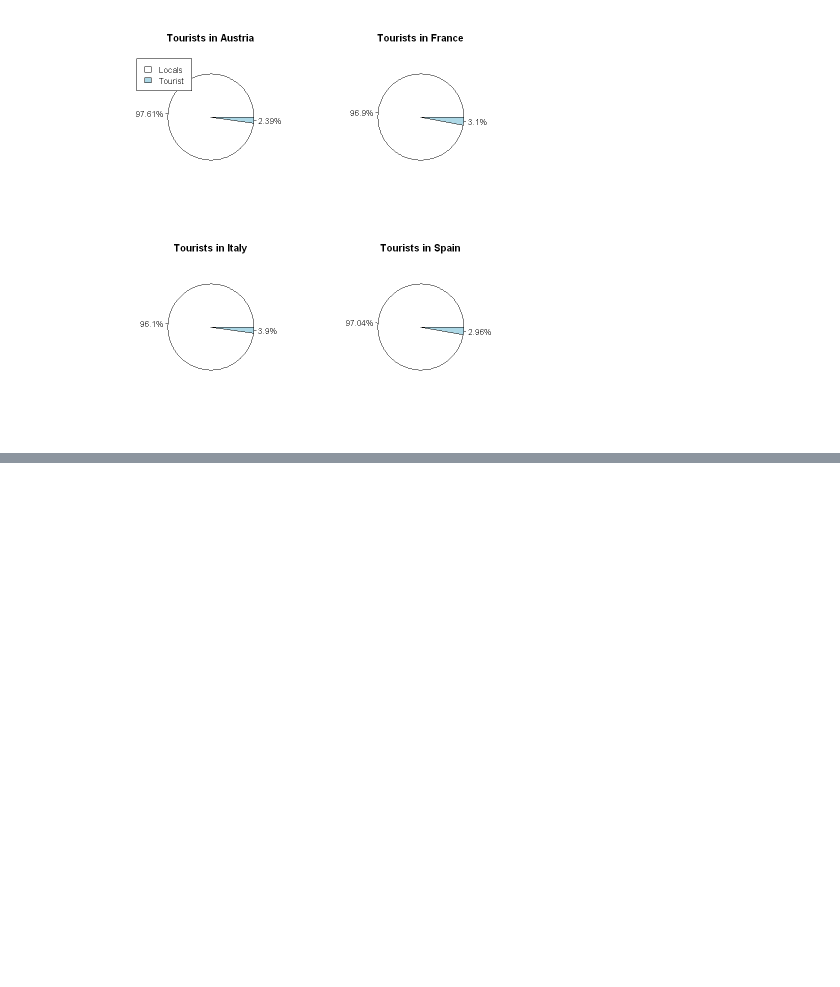
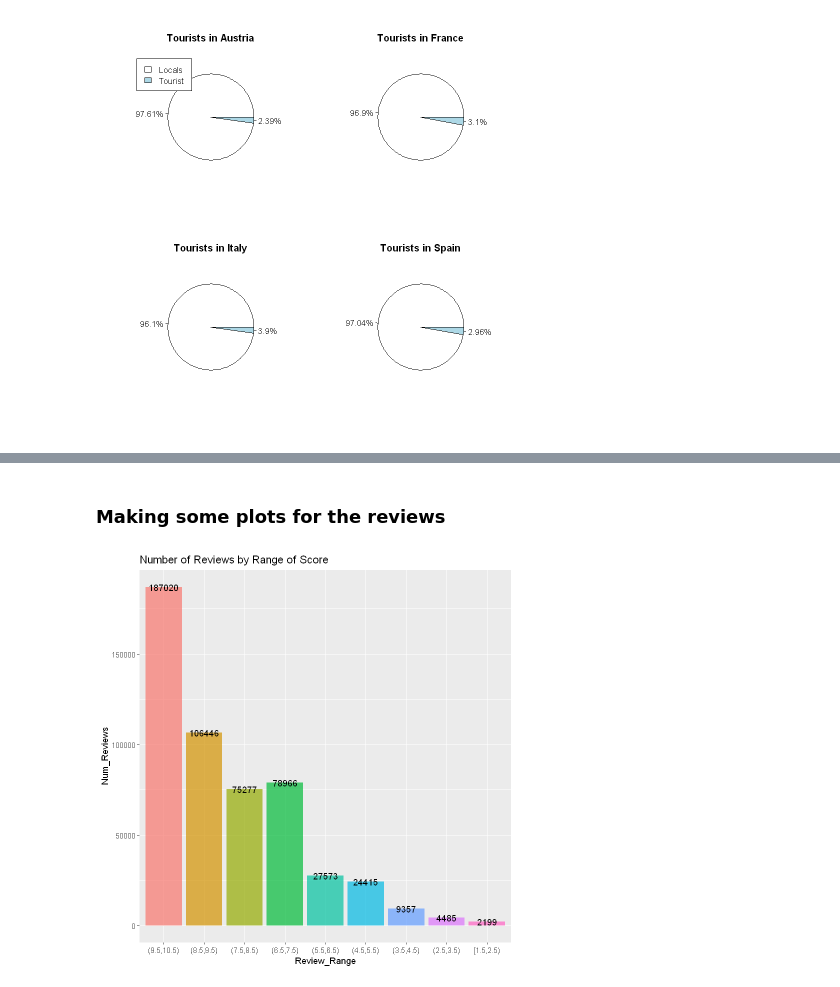
Before and after one commit to NadineAzebaze/Kaggle_project, a Jupyter notebook: projet.ipynb, the cells around one changed output, grey strips where cells are left out. Drawn from its saved outputs; the diff is of its cells as text; code cells hidden in the pictures; blank space fills up the shorter version.

Commit message:
add review ranges

```diff
--- a/projet.ipynb
+++ b/projet.ipynb
@@ -365,0 +369,3 @@ pie(spTable, paste0(round(100 * spTable/sum(spTable), 2), "%"),main="Tourists in
+# %%
+# re-importing the dataset because we need different threatment of the data
+dataset_f <- read.csv('../dataset/Hotel_Reviews.csv')
@@ -365,0 +432,20 @@ pie(spTable, paste0(round(100 * spTable/sum(spTable), 2), "%"),main="Tourists in
+# %%
+review_range <- dataset_f %>%
+    select(
+        Review_Range, Total_Number_of_Reviews,
+        Review_Total_Positive_Word_Counts, Review_Total_Negative_Word_Counts, Hotel_Name
+    ) %>%
+    # #Remove the 17 records without geo coordinates
+    # filter(lat != 0 & lng != 0) %>%
+    group_by(Review_Range) %>%
+    summarise(
+        Tot_Pos_Words = sum(Review_Total_Positive_Word_Counts),
+        Tot_Neg_Words = sum(Review_Total_Negative_Word_Counts),
+        Total_Words = sum(Tot_Pos_Words + Tot_Neg_Words),
+        Pos_Word_Rate = percent(Tot_Pos_Words / Total_Words),
+        Neg_Word_Rate = percent(Tot_Neg_Words / Total_Words),
+        Num_Reviews = n(),
+        Avg_Words_Per_Review = format(Total_Words / Num_Reviews, digits = 4)
+    )
+
+kable(as.data.frame(review_range))
@@ -365,0 +464,19 @@ pie(spTable, paste0(round(100 * spTable/sum(spTable), 2), "%"),main="Tourists in
+# %% [markdown]
+### Making some plots for the reviews
+# %%
+p1 <- ggplot(review_range, aes(
+    x = Review_Range,
+    y = Num_Reviews,
+    fill = Review_Range
+)) +
+    geom_bar(stat = "identity", alpha = 0.7) +
+    geom_text(label = review_range$Num_Reviews, nudge_y = 0.5) +
+    ggtitle(label = "Number of Reviews by Range of Score") +
+    labs(xlab("Review Range"), ylab("Number of Reviews")) +
+    theme(legend.position = "off")
+
+g1 <- ggplotGrob(p1)
+# %%
+grid.draw(g1)
+# %% [output]
+[figure, added]
```
Also changed, not shown: parts of 20 cells of this notebook.
